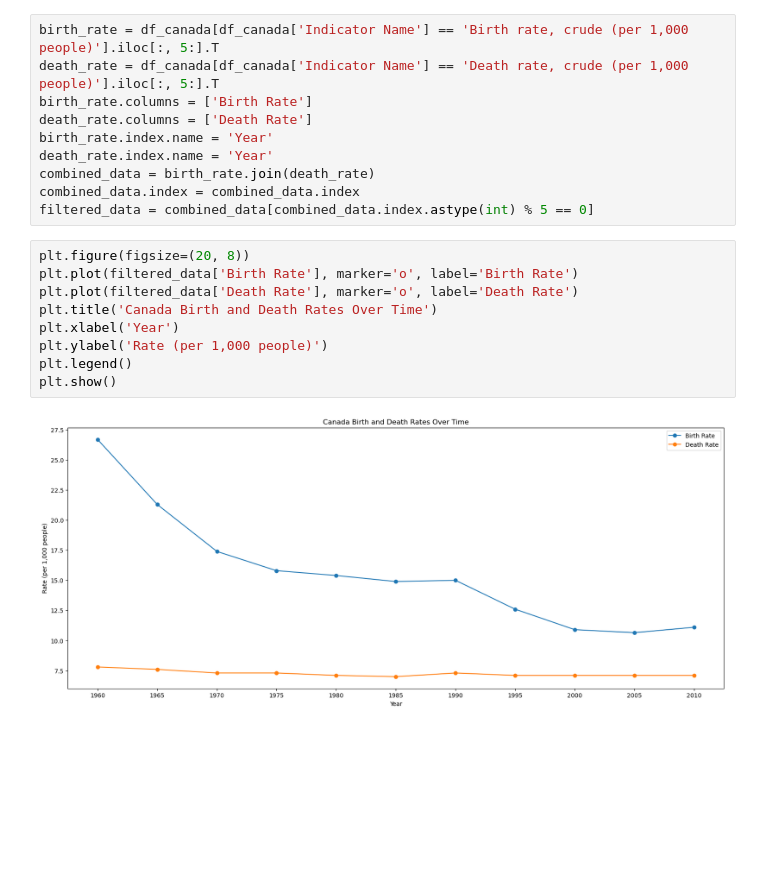
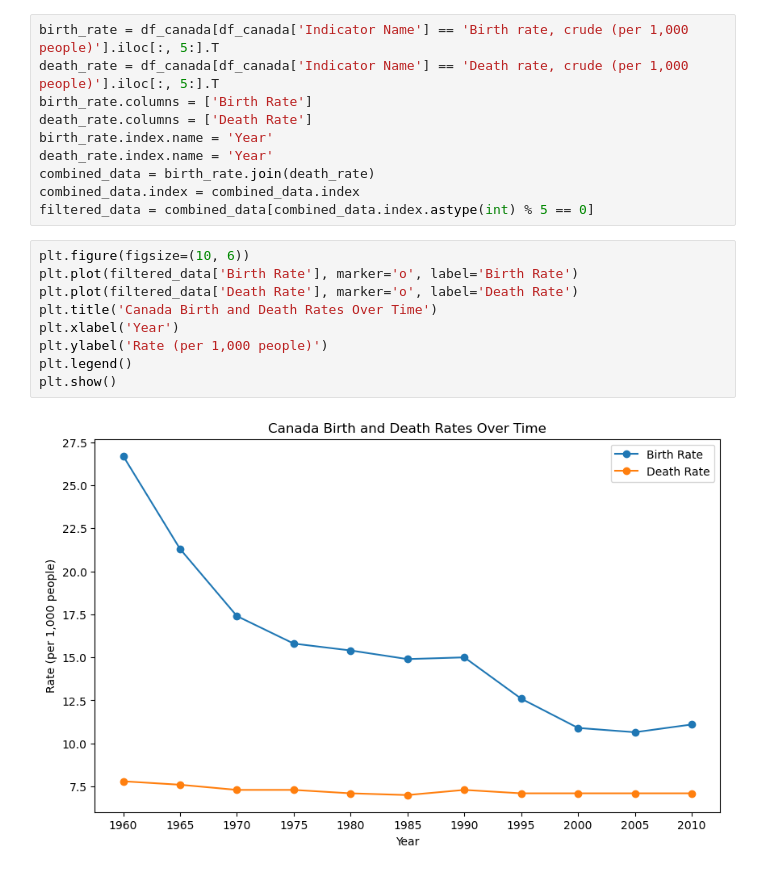
Before and after one commit to TolsonA/Group_3, a Jupyter notebook: src/health_data_analysis.ipynb, the cells around one changed output. Drawn from its saved outputs; the diff is of its cells as text; blank space fills up the shorter version.

```diff
--- a/src/health_data_analysis.ipynb
+++ b/src/health_data_analysis.ipynb
@@ -24,13 +24,13 @@ combined_data = birth_rate.join(death_rate)
 combined_data.index = combined_data.index
 filtered_data = combined_data[combined_data.index.astype(int) % 5 == 0]
 # %%
-plt.figure(figsize=(20, 8))
+plt.figure(figsize=(10, 6))
 plt.plot(filtered_data['Birth Rate'], marker='o', label='Birth Rate')
 plt.plot(filtered_data['Death Rate'], marker='o', label='Death Rate')
 plt.title('Canada Birth and Death Rates Over Time')
 plt.xlabel('Year')
 plt.ylabel('Rate (per 1,000 people)')
 plt.legend()
 plt.show()
 # %% [output]
-[figure, old version]
+[figure, new version]
```
Also changed, not shown: parts of 3 cells of this notebook, 1 other file.
